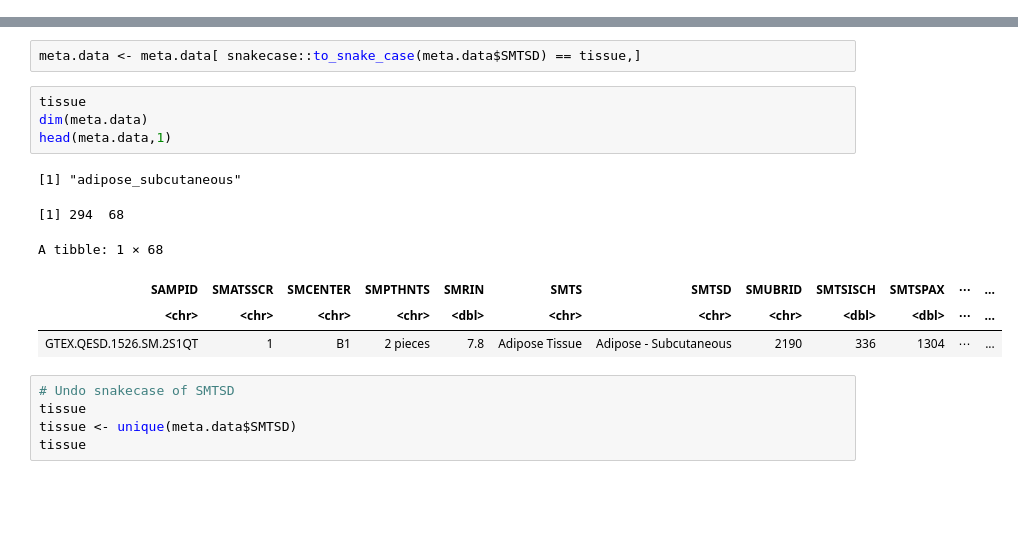
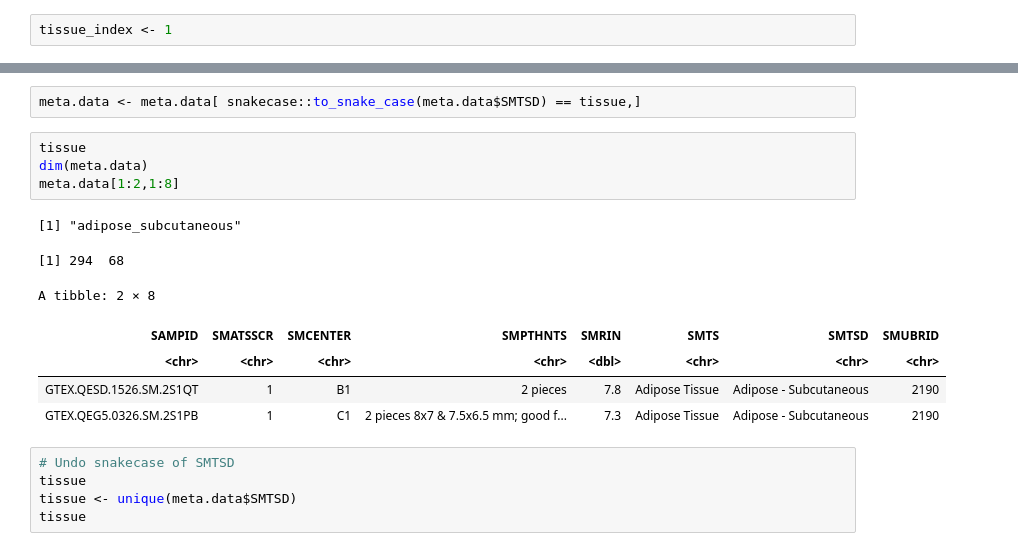
Before and after one commit to cgpu/sbas-nf, a Jupyter notebook: papermill-notebooks/bayesian-modelling_test_few_iters.ipynb, the cells around one changed output, grey strips where cells are left out. Drawn from its saved outputs; the diff is of its cells as text; blank space fills up the shorter version.

Commit message:
Updates head() with [1:2,1:4] to avoid https://github.com/cgpu/sbas-nf/issues/4

```diff
--- a/papermill-notebooks/bayesian-modelling_test_few_iters.ipynb
+++ b/papermill-notebooks/bayesian-modelling_test_few_iters.ipynb
@@ -1,3 +1,5 @@
+# %%
+tissue_index <- 1
 # %% [markdown]
 # Analysis Notebook - Hierarchical Bayesian Modelling
 # %% [markdown]
@@ -395,14 +429,15 @@ meta.data <- meta.data[ snakecase::to_snake_case(meta.data$SMTSD) == tissue,]
 # %%
 tissue
 dim(meta.data)
-head(meta.data,1)
+meta.data[1:2,1:8]
 # %% [output]
 [1] "adipose_subcutaneous"
 [1] 294  68
-A tibble: 1 × 68
+A tibble: 2 × 8
-| SAMPID | SMATSSCR | SMCENTER | SMPTHNTS | SMRIN | SMTS | SMTSD | SMUBRID | SMTSISCH | SMTSPAX | ⋯ | ... |
-| <chr> | <chr> | <chr> | <chr> | <dbl> | <chr> | <chr> | <chr> | <dbl> | <dbl> | ⋯ | ... |
-| GTEX.QESD.1526.SM.2S1QT | 1 | B1 | 2 pieces | 7.8 | Adipose Tissue | Adipose - Subcutaneous | 2190 | 336 | 1304 | ⋯ | ... |
+| SAMPID | SMATSSCR | SMCENTER | SMPTHNTS | SMRIN | SMTS | SMTSD | SMUBRID |
+| <chr> | <chr> | <chr> | <chr> | <dbl> | <chr> | <chr> | <chr> |
+| GTEX.QESD.1526.SM.2S1QT | 1 | B1 | 2 pieces | 7.8 | Adipose Tissue | Adipose - Subcutaneous | 2190 |
+| GTEX.QEG5.0326.SM.2S1PB | 1 | C1 | 2 pieces 8x7 & 7.5x6.5 mm; good f... | 7.3 | Adipose Tissue | Adipose - Subcutaneous | 2190 |
 # %%
 # Undo snakecase of SMTSD
 tissue
```
Also changed, not shown: parts of 18 cells of this notebook.
